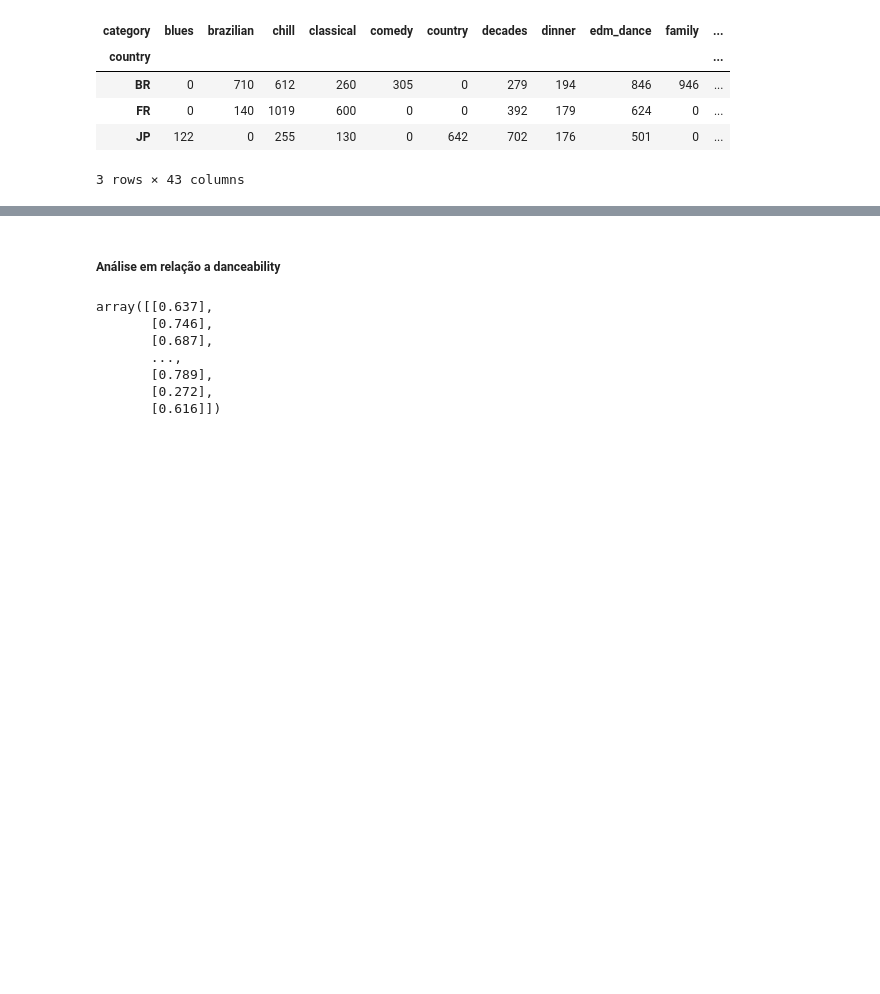
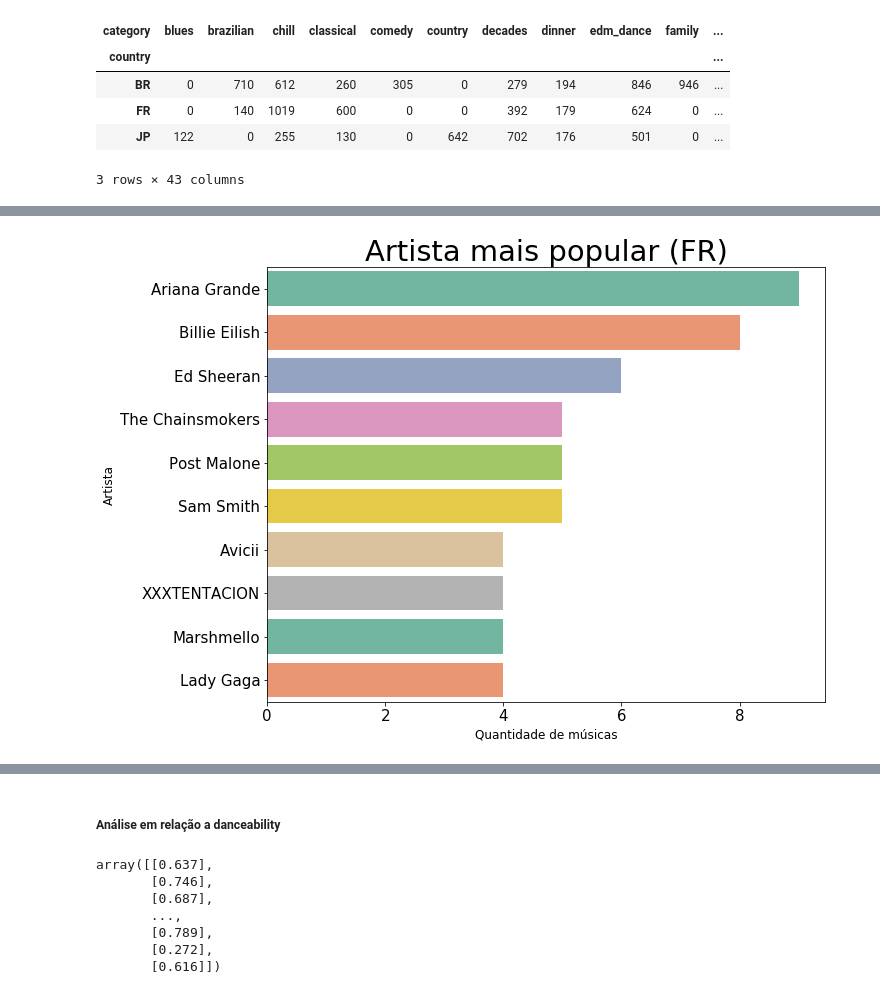
Before and after one commit to adrianofelisberto/analise_spotify_tcc, a Jupyter notebook: analise.ipynb, the cells around one changed output, grey strips where cells are left out. Saved outputs shown, nothing was run; the diff lists cells and outputs as text; code cells hidden in the pictures; blank space fills up the shorter version.

```diff
--- a/analise.ipynb
+++ b/analise.ipynb
@@ -335,0 +317,5 @@ ValueError: x and y must have same first dimension, but have shapes (10,) and (1
+# %%
+# Filtragem das músicas com a popularidade maior que 80
+# Não fazendo parte de um playlist genérica
+dffr80 = dffr[(dffr.popularity >= 80) & (dffr.category != 'toplists')]
+dffr80.head()
@@ -335,0 +329,3 @@ ValueError: x and y must have same first dimension, but have shapes (10,) and (1
+# %%
+# Remoção das músicas duplicadas, para evitar inconsistência na quantidade de música por estilo
+dffr80 = dffr80.drop_duplicates(subset="name")
@@ -335,0 +354,4 @@ ValueError: x and y must have same first dimension, but have shapes (10,) and (1
+# %%
+# Contagem e separação das músicas de acordo com o artista
+countArtistasfr = dffr80.artists.value_counts().head(10)
+countArtistasfr
@@ -335,0 +370,5 @@ ValueError: x and y must have same first dimension, but have shapes (10,) and (1
+# %%
+dffrP80 = pd.DataFrame()
+dffrP80['artist'] = pd.Series(list(countArtistasfr.index))
+dffrP80['qtd_music'] = pd.Series(list(countArtistasfr.values))
+dffrP80
@@ -335,0 +405,4 @@ ValueError: x and y must have same first dimension, but have shapes (10,) and (1
+# %%
+plotBar('Artista mais popular (FR)', 'Quantidade de músicas', 'Artista', 'qtd_music', 'artist', dffrP80)
+# %% [output]
+[figure, added]
```
Also changed, not shown: parts of 56 cells of this notebook.
